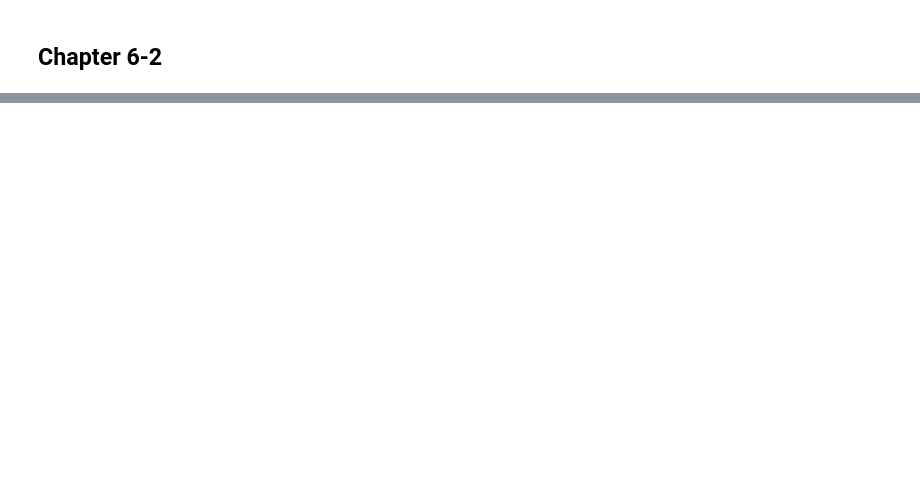
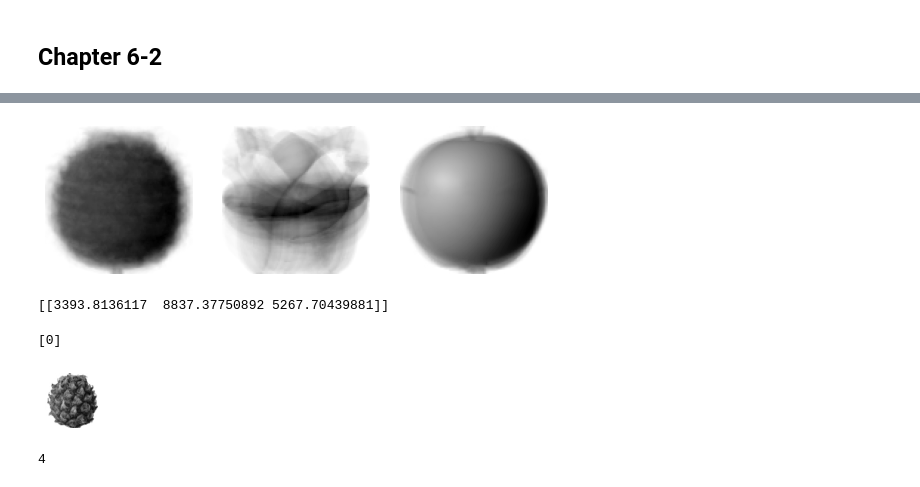
Before and after one commit to Tae1Yuk/ML-Study, a Jupyter notebook: Chapter6.ipynb, the cells around one changed output, grey strips where cells are left out. Drawn from its saved outputs; the diff is of its cells as text; code cells hidden in the pictures; blank space fills up the shorter version.

```diff
--- a/Chapter6.ipynb
+++ b/Chapter6.ipynb
@@ -145,0 +183,8 @@ plt.show()
+# %%
+import numpy as np
+fruits = np.load('fruits_300.npy')
+fruits_2d = fruits.reshape(-1, 100 * 100)
+# %%
+from sklearn.cluster import KMeans
+km = KMeans(n_clusters = 3, random_state = 42)
+km.fit(fruits_2d)
@@ -145,0 +209,14 @@ plt.show()
+# %%
+import matplotlib.pyplot as plt
+def draw_fruits(arr, ratio = 1):
+  n = len(arr)
+  rows = int(np.ceil(n/10))
+  cols = n if rows < 2 else 10
+  fig, axs = plt.subplots(rows, cols,
+                          figsize = (cols * ratio, rows * ratio), squeeze = False)
+  for i in range(rows):
+    for j in range(cols):
+      if i * 10 + j < n:
+        axs[i, j].imshow(arr[i * 10 + j], cmap = 'gray_r')
+      axs[i, j].axis('off')
+  plt.show()
@@ -145,0 +231,20 @@ plt.show()
+# %%
+draw_fruits(km.cluster_centers_.reshape(-1, 100, 100), ratio = 3)
+# %% [output]
+[figure, added]
+# %%
+print(km.transform(fruits_2d[100:101]))
+# %% [output]
+[[3393.8136117  8837.37750892 5267.70439881]]
+# %%
+print(km.predict(fruits_2d[100:101]))
+# %% [output]
+[0]
+# %%
+draw_fruits(fruits[100:101])
+# %% [output]
+[figure, added]
+# %%
+print(km.n_iter_)
+# %% [output]
+4
```
Also changed, not shown: parts of 8 cells of this notebook.
